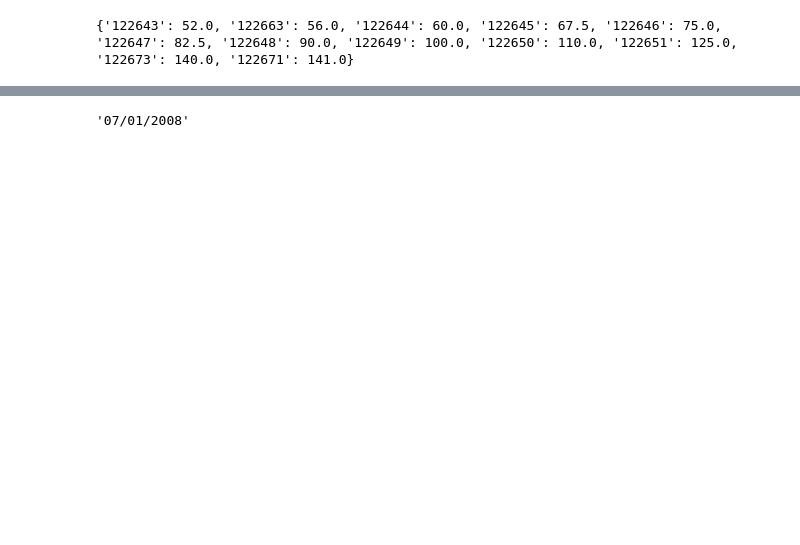
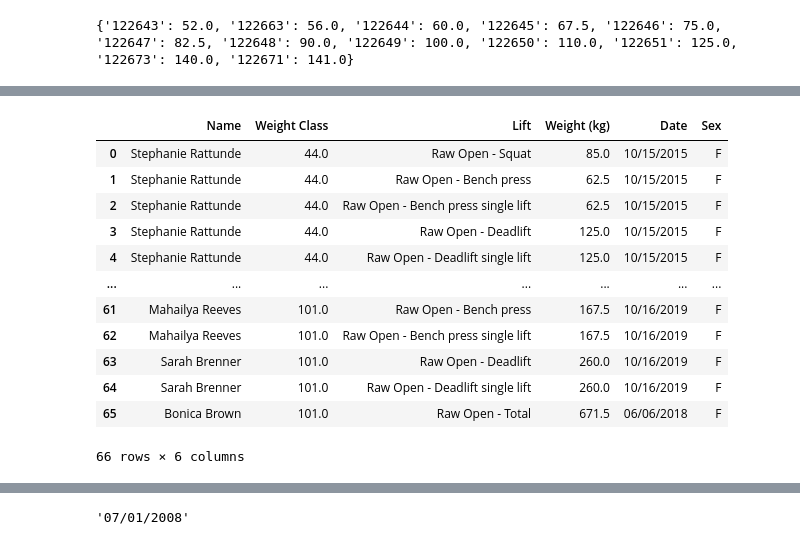
Before and after one commit to jjz17/Natural-Strength, a Jupyter notebook: data_collection.ipynb, the cells around one changed output, grey strips where cells are left out. Drawn from its saved outputs; the diff is of its cells as text; code cells hidden in the pictures; blank space fills up the shorter version.

```diff
--- a/data_collection.ipynb
+++ b/data_collection.ipynb
@@ -71,3 +139,24 @@ print(url_class_map)
+# %%
+# df2['Name'] = df2['Name'].apply(lambda x: x.get_text())
+# # df['Weight Class'] = df['Weight Class'].apply(lambda x: float(x.get_text()) * -1)
+# df2['Weight (kg)'] = df2['Weight (kg)'].apply(lambda x: float(x.get_text().split()[0]) if len(x.get_text())>0 else np.nan)
+# df2['Date'] = df2['Date'].apply(lambda x: re.sub(r"[\n\t\s]*", "", x.get_text()))
+df2['Sex'] = 'F'
+df2
+# %% [output]
+|  | Name | Weight Class | Lift | Weight (kg) | Date | Sex |
+| 0 | Stephanie Rattunde | 44.0 | Raw Open - Squat | 85.0 | 10/15/2015 | F |
+| 1 | Stephanie Rattunde | 44.0 | Raw Open - Bench press | 62.5 | 10/15/2015 | F |
+| 2 | Stephanie Rattunde | 44.0 | Raw Open - Bench press single lift | 62.5 | 10/15/2015 | F |
+| 3 | Stephanie Rattunde | 44.0 | Raw Open - Deadlift | 125.0 | 10/15/2015 | F |
+| 4 | Stephanie Rattunde | 44.0 | Raw Open - Deadlift single lift | 125.0 | 10/15/2015 | F |
+| ... | ... | ... | ... | ... | ... | ... |
+| 61 | Mahailya Reeves | 101.0 | Raw Open - Bench press | 167.5 | 10/16/2019 | F |
+| 62 | Mahailya Reeves | 101.0 | Raw Open - Bench press single lift | 167.5 | 10/16/2019 | F |
+| 63 | Sarah Brenner | 101.0 | Raw Open - Deadlift | 260.0 | 10/16/2019 | F |
+| 64 | Sarah Brenner | 101.0 | Raw Open - Deadlift single lift | 260.0 | 10/16/2019 | F |
+| 65 | Bonica Brown | 101.0 | Raw Open - Total | 671.5 | 06/06/2018 | F |
+66 rows × 6 columns
 # %%
 # Create the DataFrame and populate it with Data
 
```
Also changed, not shown: parts of 5 cells of this notebook.
